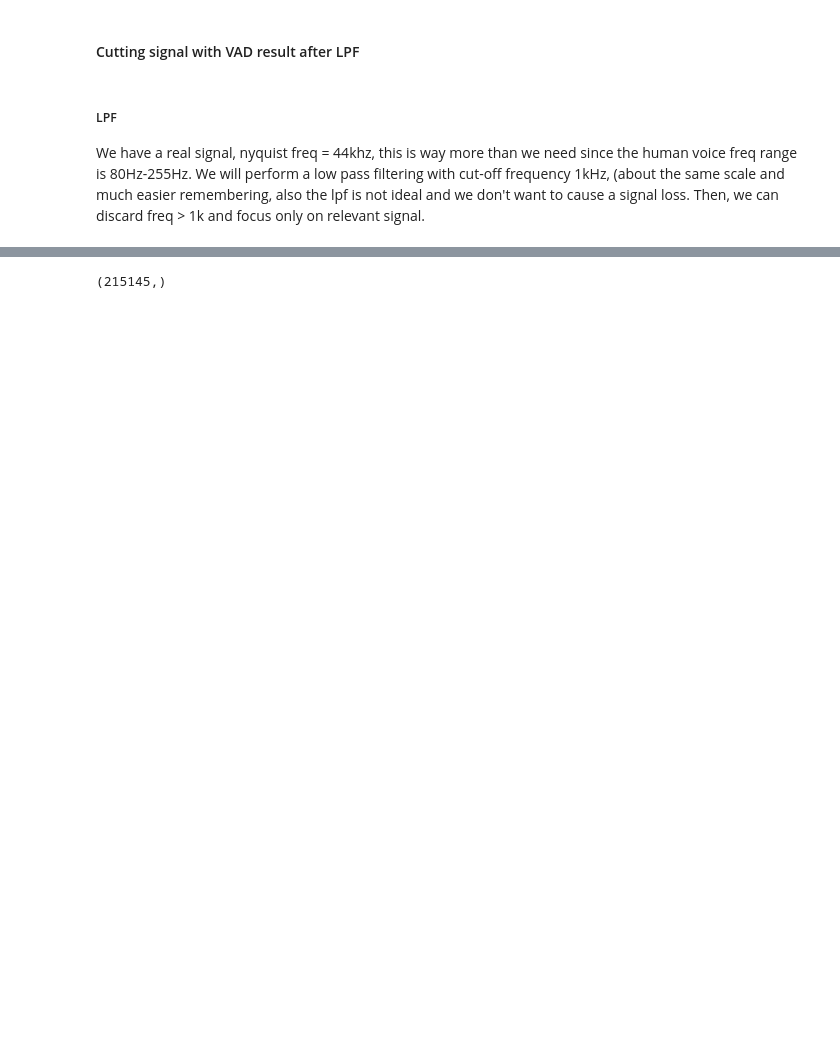
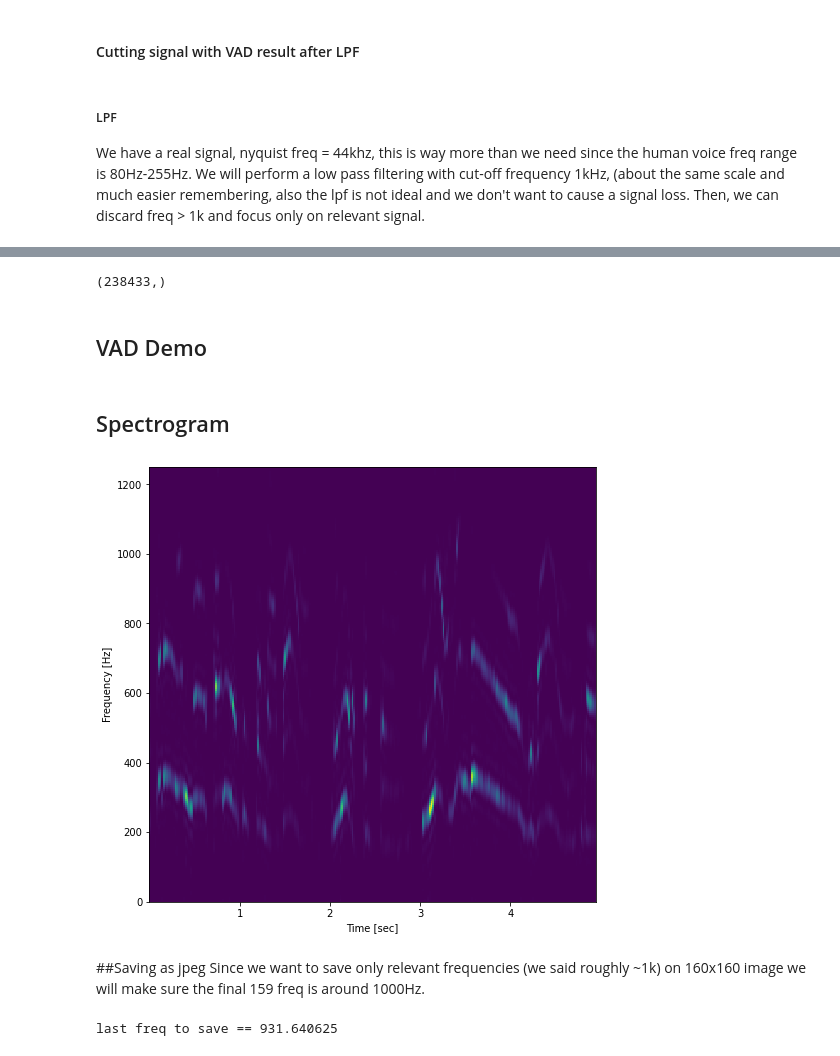
Before and after one commit to sgalrot/corsound, a Jupyter notebook: notebooks/corsound_spectrogram_script.ipynb, the cells around one changed output, grey strips where cells are left out. Drawn from its saved outputs; the diff is of its cells as text; code cells hidden in the pictures; blank space fills up the shorter version.

Commit message:
adding save image

```diff
--- a/notebooks/corsound_spectrogram_script.ipynb
+++ b/notebooks/corsound_spectrogram_script.ipynb
@@ -152,8 +140,9 @@ plt.show()
 # %%
 signal_wav_after_vad = signal_wav_filtered[np.where(ynew>0)]
-signal_wav_after_vad.shape
 # %% [output]
-(215145,)
+(238433,)
+# %% [markdown]
+## VAD Demo
 # %%
 import scipy
 scipy.io.wavfile.write("before_vad.wav", samplerate, signal_wav)
@@ -161,11 +150,23 @@ scipy.io.wavfile.write("vad.wav", samplerate, signal_wav[np.where(ynew>0)])
 !open before_vad.wav
 !sleep 5
 !open vad.wav
+# %% [markdown]
+## Spectrogram
 # %%
 from scipy import signal
-f, t, Sxx = signal.spectrogram(signal_wav, samplerate)
+f, t, Sxx = signal.spectrogram(signal_wav_after_vad, samplerate, nfft = 8192, nperseg=1024)
 plt.pcolormesh(t, f, Sxx)
 plt.ylabel('Frequency [Hz]')
 plt.xlabel('Time [sec]')
-plt.ylim(0, 2000)
+plt.ylim(0, 1250)
 plt.show()
+# %% [output]
+[figure, added]
+# %% [markdown]
+##Saving as jpeg
+Since we want to save only relevant frequencies (we said roughly ~1k) on 160x160 image we will make sure the final 159 freq is around 1000Hz.
+# %%
+assert(f[159]> 900 and f[159] < 1100)
+print("last freq to save == {}".format(f[159]))
+# %% [output]
+last freq to save == 931.640625
```
Also changed, not shown: parts of 13 cells of this notebook.
